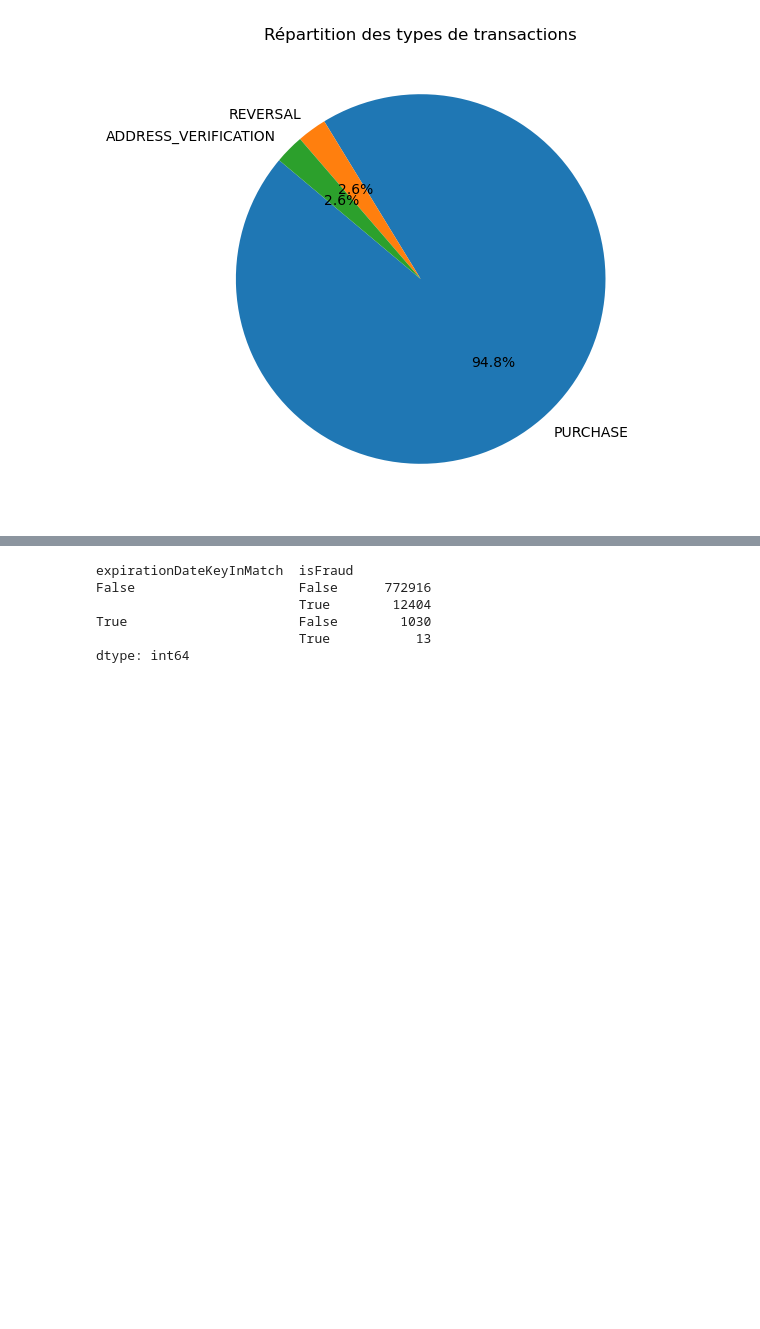
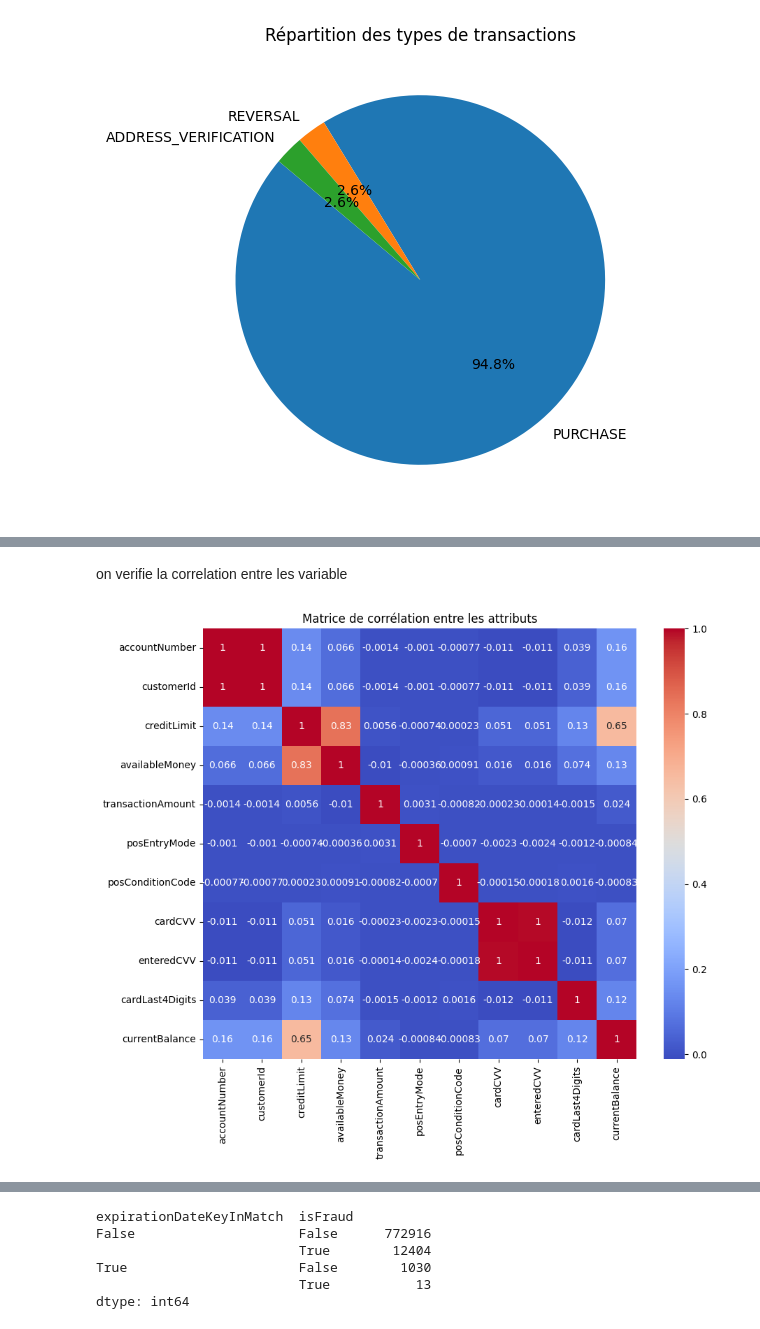
Before and after one commit to mohammedbourkache/PFE_detection_fraudes_DS_1, a Jupyter notebook: Dataset_2/Transaction.ipynb, the cells around one changed output, grey strips where cells are left out. Cells and saved outputs as stored; diff of their text form; code cells hidden in the pictures; blank space fills up the shorter version.

```diff
--- a/Dataset_2/Transaction.ipynb
+++ b/Dataset_2/Transaction.ipynb
@@ -543,0 +466,12 @@ Text(0.5, 1.0, 'Répartition des fraudes')
+# %% [markdown]
+on verifie la correlation entre les variable
+# %%
+co = df.select_dtypes(include=['int','float'])
+# Affichage de la matrice de corrélation entre les attributs
+plt.figure(figsize=(10, 8))
+correlation_matrix = co.corr()
+sns.heatmap(correlation_matrix, annot=True, cmap='coolwarm')
+plt.title("Matrice de corrélation entre les attributs")
+plt.show()
+# %% [output]
+[figure, added]
```
Also changed, not shown: parts of 155 cells of this notebook.
